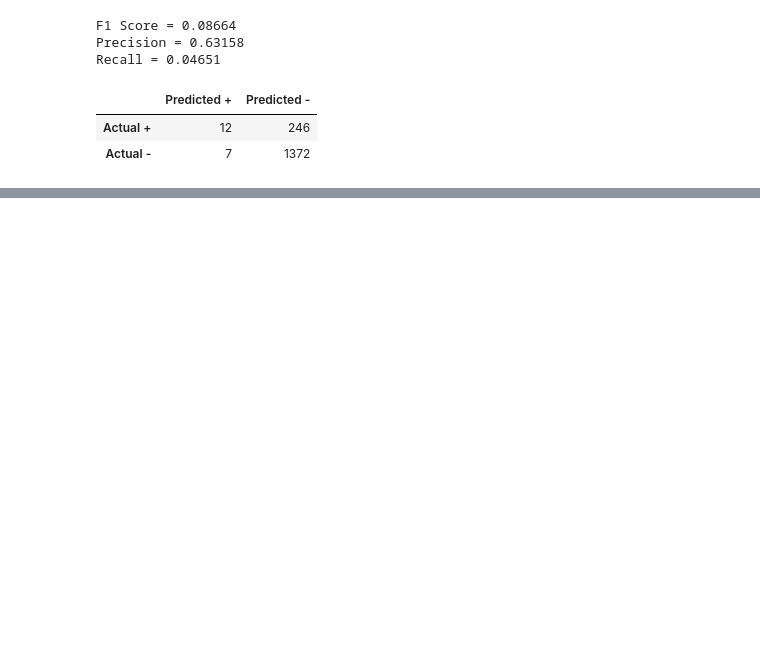
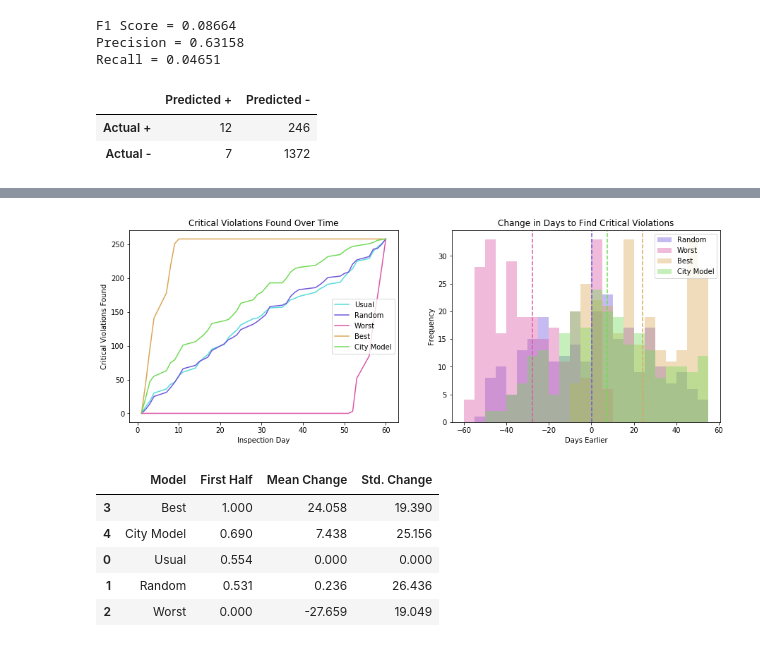
Before and after one commit to vingkan/foodinspectionforecasting, a Jupyter notebook: IIT/40_inspection_metrics.ipynb, the cells around one changed output, grey strips where cells are left out. Saved outputs shown, nothing was run; the diff lists cells and outputs as text; code cells hidden in the pictures; blank space fills up the shorter version.

Commit message:
Implement methods for city metrics

```diff
--- a/IIT/40_inspection_metrics.ipynb
+++ b/IIT/40_inspection_metrics.ipynb
@@ -116,0 +121,25 @@ sns.distplot(crit_diff, kde=False, bins=range(-50, 65, 5))
+# %%
+def compare_stats(y_true, days, rankings):
+    rows = []
+    for i, (name, scores) in enumerate(rankings):
+        crit_diff = get_days_earlier(y_true, days, scores)
+        row = {}
+        row["Model"] = name
+        row["Mean Change"] = crit_diff.mean()
+        row["Std. Change"] = crit_diff.std()
+        row["First Half"] = get_first_half_proportion(y_true, scores)
+        rows.append(row)
+    cols = ["Model", "First Half", "Mean Change", "Std. Change"]
+    df = pd.DataFrame(rows)
+    return df[cols]
+# %%
+def compare_metrics(y_true, days, models):
+    fig, (ax0, ax1) = plt.subplots(1, 2, figsize=(10, 5))
+    fig.set_figwidth(15)
+    compare_cumulative(y_true, days, models, ax0)
+    compare_days_earlier(y_true, days, models, ax1)
+    plt.show()
+    df = compare_stats(y_true, days, models)
+    order = ["First Half", "Mean Change", "Std. Change"]
+    asc = [False, False, True]
+    return df.sort_values(by=order, ascending=asc).round(3)
@@ -116,0 +149,25 @@ sns.distplot(crit_diff, kde=False, bins=range(-50, 65, 5))
+# %%
+y_true = y_test.copy()
+days = to_inspection_daynum(d_test["Inspection_Date"])
+np.random.seed(0)
+base_models = [
+    ("Usual", days.max() - days),
+    ("Random", np.random.rand(len(y_true))),
+    ("Worst", 1 - y_true),
+    ("Best", y_true)
+]
+y_scores = clf.predict_proba(X_test)[:,1]
+models = [
+    ("City Model", y_scores)
+]
+all_models = base_models + models
+# %%
+compare_metrics(y_true, days, all_models)
+# %% [output]
+[figure, added]
+|  | Model | First Half | Mean Change | Std. Change |
+| 3 | Best | 1.000 | 24.058 | 19.390 |
+| 4 | City Model | 0.690 | 7.438 | 25.156 |
+| 0 | Usual | 0.554 | 0.000 | 0.000 |
+| 1 | Random | 0.531 | 0.236 | 26.436 |
+| 2 | Worst | 0.000 | -27.659 | 19.049 |
```
Also changed, not shown: parts of 12 cells of this notebook, 4 other files.
